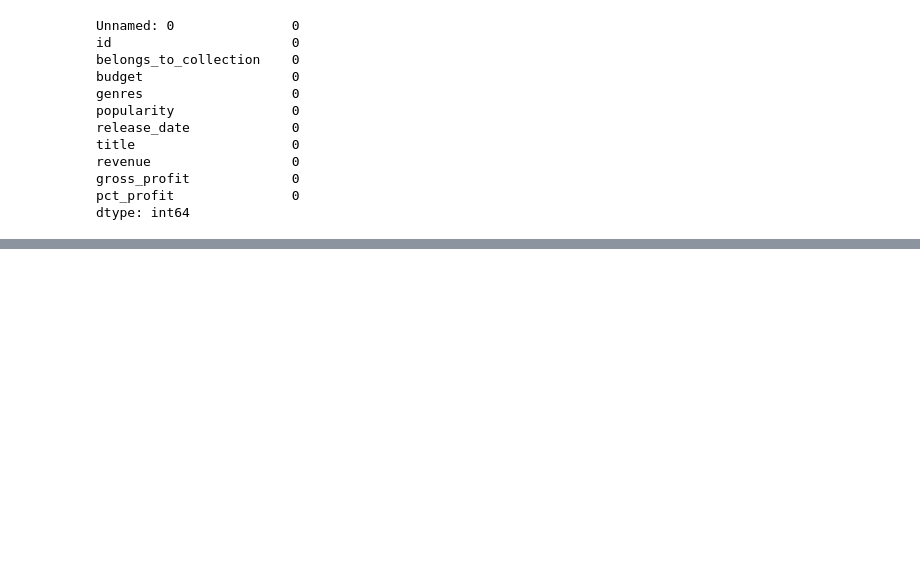
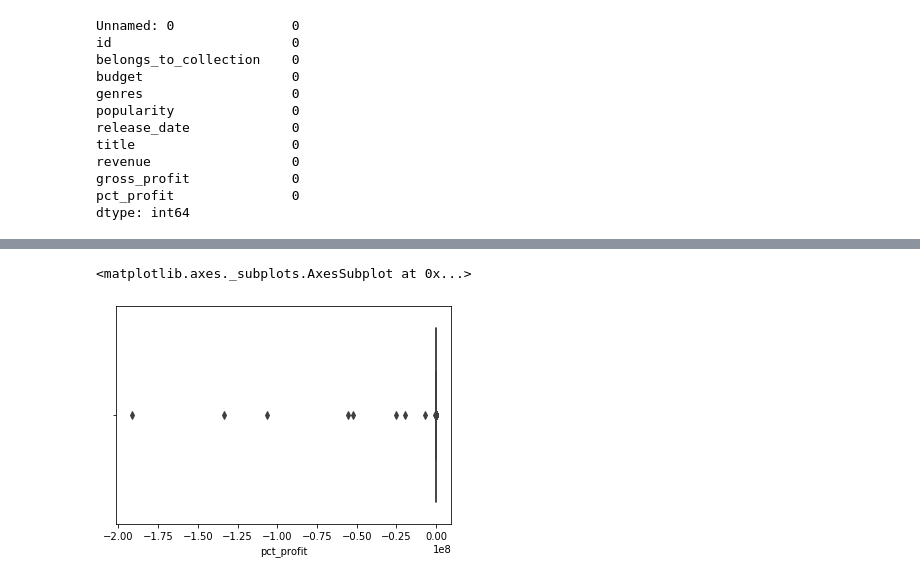
Before and after one commit to Mattsantos541/TMDB-Box-Office-Prediction, a Jupyter notebook: regression model with new features.ipynb, the cells around one changed output, grey strips where cells are left out. Cells and saved outputs as stored; diff of their text form; code cells hidden in the pictures; blank space fills up the shorter version.

```diff
--- a/regression model with new features.ipynb
+++ b/regression model with new features.ipynb
@@ -194,0 +207,5 @@ dtype: int64
+# %%
+sns.boxplot(x=df["pct_profit"])
+# %% [output]
+<matplotlib.axes._subplots.AxesSubplot at 0x...>
+[figure, added]
```
Also changed, not shown: parts of 3 cells of this notebook.
